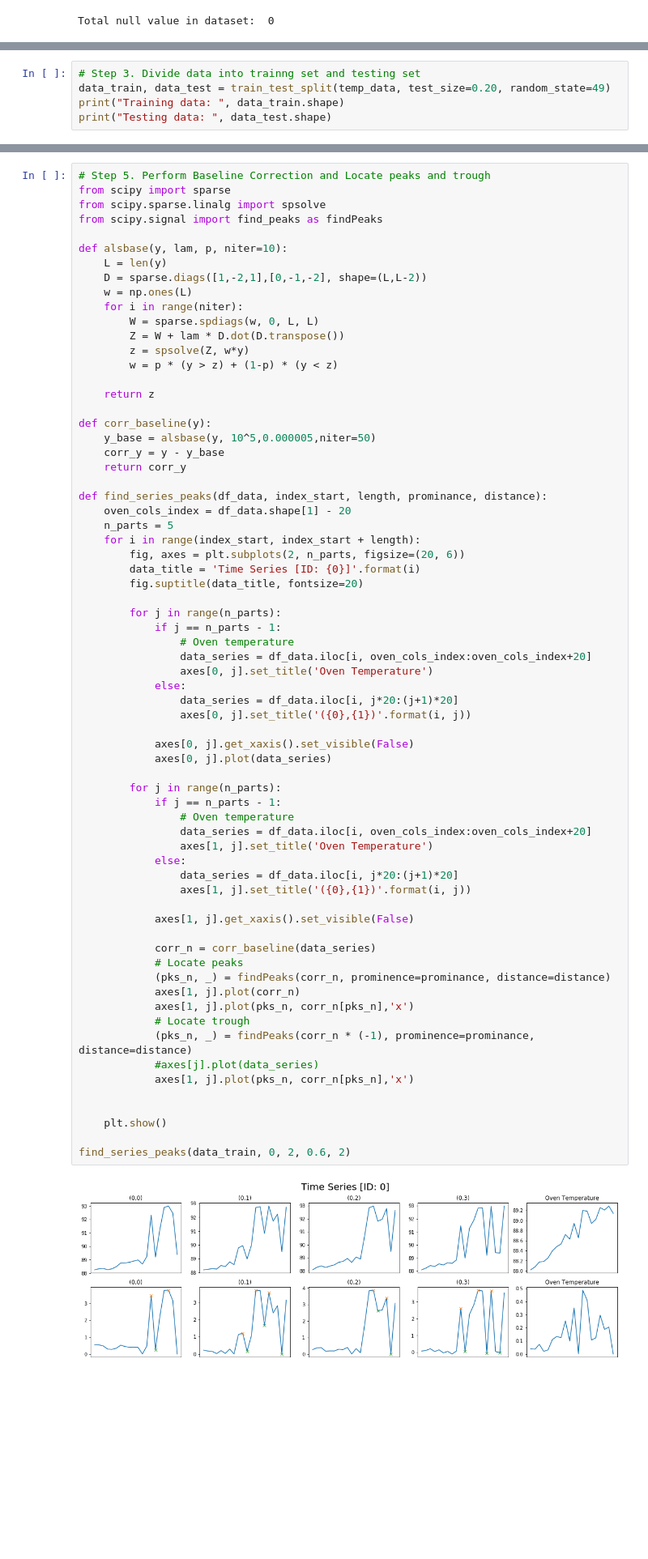
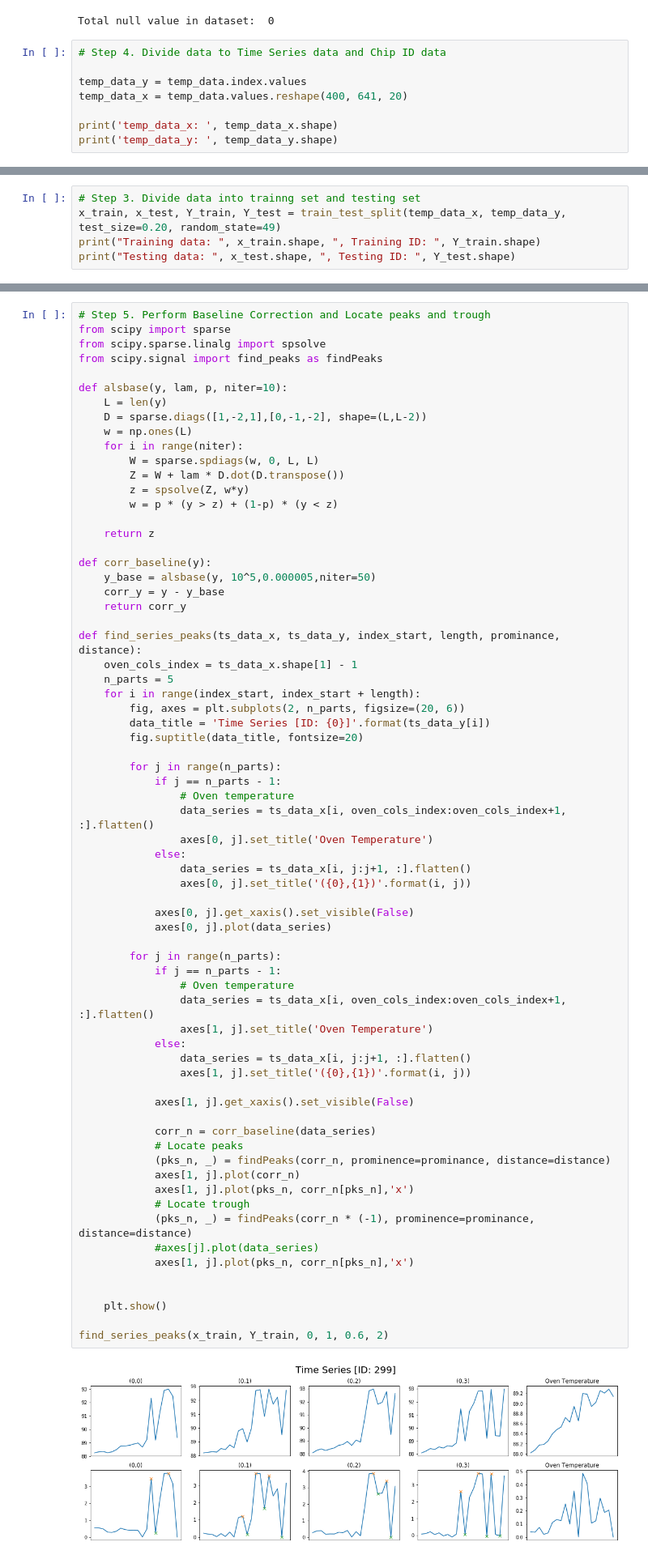
Before and after one commit to caoliang/ISSM-CA3, a Jupyter notebook: ISSM_CA3_GC.ipynb, the cells around one changed output, grey strips where cells are left out. Shown at 81% size. Drawn from its saved outputs; the diff is of its cells as text; blank space fills up the shorter version.

```diff
--- a/ISSM_CA3_GC.ipynb
+++ b/ISSM_CA3_GC.ipynb
@@ -64,3 +72,11 @@ null_value_sum = temp_data.isnull().sum().sum()
 print('Total null value in dataset: ', null_value_sum)
 # %% [output]
 Total null value in dataset:  0
+# %%
+# Step 4. Divide data to Time Series data and Chip ID data
+
+temp_data_y = temp_data.index.values
+temp_data_x = temp_data.values.reshape(400, 641, 20)
+
+print('temp_data_x: ', temp_data_x.shape)
+print('temp_data_y: ', temp_data_y.shape)
@@ -67,6 +86,6 @@ Total null value in dataset:  0
 # %%
 # Step 3. Divide data into trainng set and testing set
-data_train, data_test = train_test_split(temp_data, test_size=0.20, random_state=49)
-print("Training data: ", data_train.shape)
-print("Testing data: ", data_test.shape)
+x_train, x_test, Y_train, Y_test = train_test_split(temp_data_x, temp_data_y, test_size=0.20, random_state=49)
+print("Training data: ", x_train.shape, ", Training ID: ", Y_train.shape)
+print("Testing data: ", x_test.shape, ", Testing ID: ", Y_test.shape)
 # %% [output]
@@ -123,50 +141,50 @@ def corr_baseline(y):
     corr_y = y - y_base
     return corr_y
 
-def find_series_peaks(df_data, index_start, length, prominance, distance):
-    oven_cols_index = df_data.shape[1] - 20
+def find_series_peaks(ts_data_x, ts_data_y, index_start, length, prominance, distance):
+    oven_cols_index = ts_data_x.shape[1] - 1
     n_parts = 5
     for i in range(index_start, index_start + length):
         fig, axes = plt.subplots(2, n_parts, figsize=(20, 6))
-        data_title = 'Time Series [ID: {0}]'.format(i)
+        data_title = 'Time Series [ID: {0}]'.format(ts_data_y[i])
         fig.suptitle(data_title, fontsize=20)
 
         for j in range(n_parts):
             if j == n_parts - 1:
                 # Oven temperature
-                data_series = df_data.iloc[i, oven_cols_index:oven_cols_index+20]
+                data_series = ts_data_x[i, oven_cols_index:oven_cols_index+1, :].flatten()
                 axes[0, j].set_title('Oven Temperature')
             else:
-                data_series = df_data.iloc[i, j*20:(j+1)*20]
+                data_series = ts_data_x[i, j:j+1, :].flatten()
                 axes[0, j].set_title('({0},{1})'.format(i, j))
 
             axes[0, j].get_xaxis().set_visible(False)
             axes[0, j].plot(data_series)
 
         for j in range(n_parts):
             if j == n_parts - 1:
                 # Oven temperature
-                data_series = df_data.iloc[i, oven_cols_index:oven_cols_index+20]
+                data_series = ts_data_x[i, oven_cols_index:oven_cols_index+1, :].flatten()
                 axes[1, j].set_title('Oven Temperature')
             else:
-                data_series = df_data.iloc[i, j*20:(j+1)*20]
+                data_series = ts_data_x[i, j:j+1, :].flatten()
                 axes[1, j].set_title('({0},{1})'.format(i, j))
 
             axes[1, j].get_xaxis().set_visible(False)
 
             corr_n = corr_baseline(data_series)
             # Locate peaks
             (pks_n, _) = findPeaks(corr_n, prominence=prominance, distance=distance)
             axes[1, j].plot(corr_n)
             axes[1, j].plot(pks_n, corr_n[pks_n],'x')
             # Locate trough
             (pks_n, _) = findPeaks(corr_n * (-1), prominence=prominance, distance=distance)
             #axes[j].plot(data_series)
             axes[1, j].plot(pks_n, corr_n[pks_n],'x')
 
 
     plt.show()
 
-find_series_peaks(data_train, 0, 2, 0.6, 2)
+find_series_peaks(x_train, Y_train, 0, 1, 0.6, 2)
 # %% [output]
-[figure, old version]
+[figure, new version]
```
Also changed, not shown: parts of 8 cells of this notebook, 1 other file.
